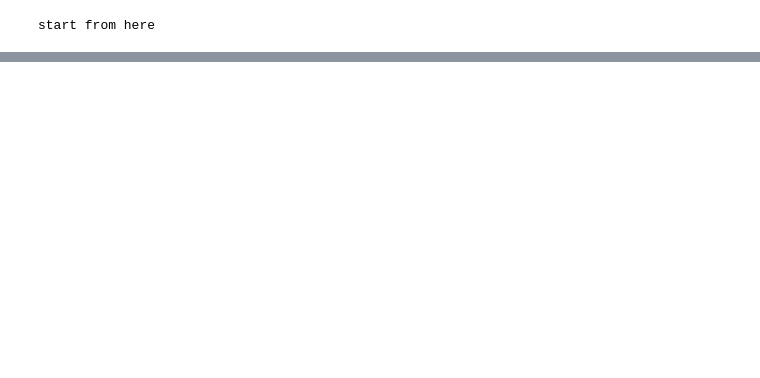
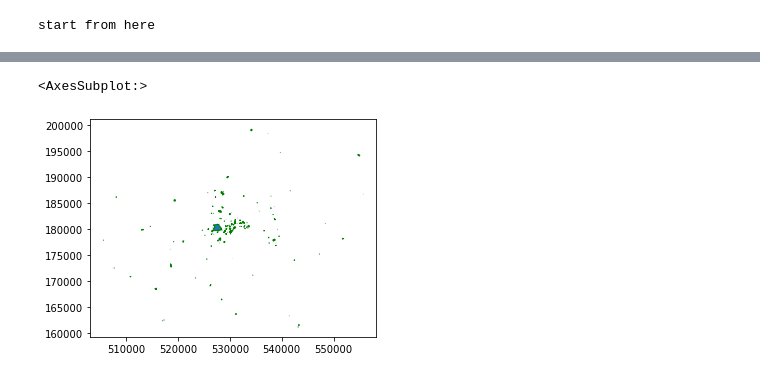
Before and after one commit to ucfnlui/FSDS-CW2-GAGAGAGA-, a Jupyter notebook: Reproducible Analysis/ReproAnalysis.ipynb, the cells around one changed output, grey strips where cells are left out. Saved outputs shown, nothing was run; the diff lists cells and outputs as text; code cells hidden in the pictures; blank space fills up the shorter version.

```diff
--- a/Reproducible Analysis/ReproAnalysis.ipynb
+++ b/Reproducible Analysis/ReproAnalysis.ipynb
@@ -16,0 +61,8 @@ print("start from here")
+# %%
+#Read in attractions location data, change to the same crs and plot
+attractions = gpd.read_file("ucfniul data/attractions.gpkg", drivers='GPKG')
+attractions = attractions.to_crs('epsg:27700')
+attractions.plot(edgecolor='green')
+# %% [output]
+<AxesSubplot:>
+[figure, added]
```
Also changed, not shown: parts of 9 cells of this notebook, 9 other files.
